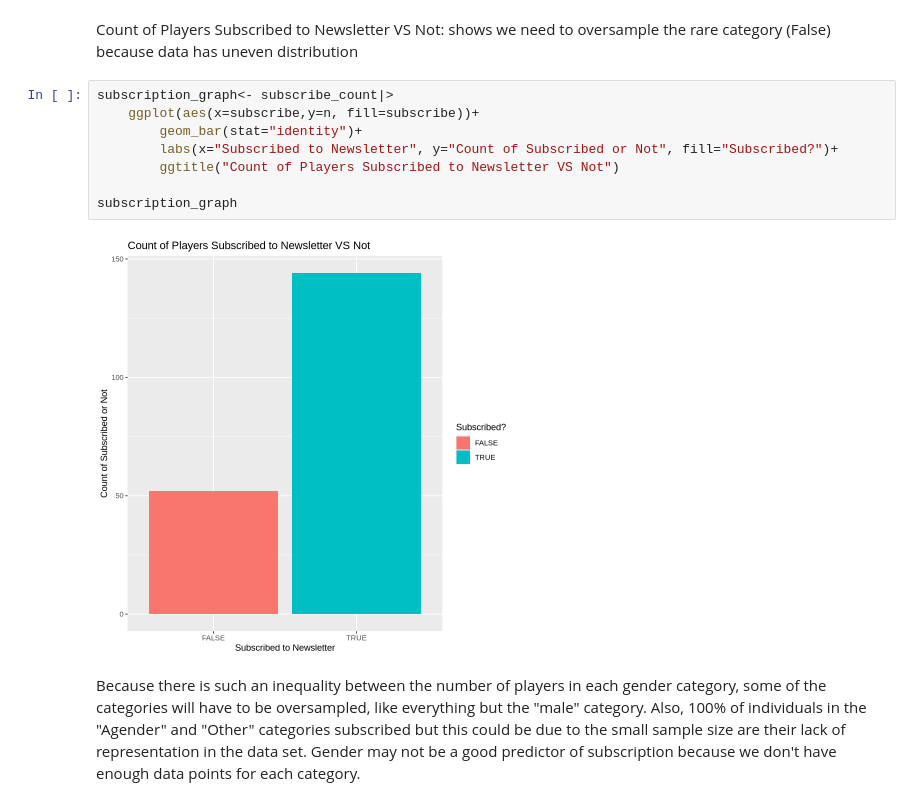
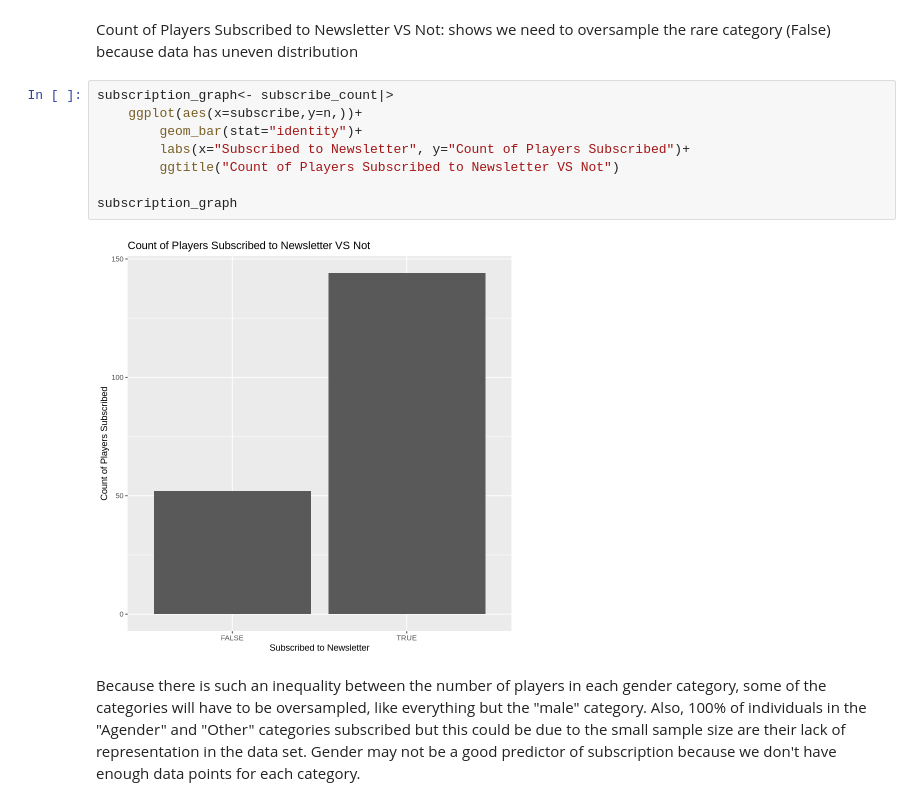
Before and after one commit to jedawelle/individual_project, a Jupyter notebook: project_planning_stages.ipynb, the cells around one changed output. Saved outputs shown, nothing was run; the diff lists cells and outputs as text.

```diff
--- a/project_planning_stages.ipynb
+++ b/project_planning_stages.ipynb
@@ -307,14 +311,14 @@ Warning message in scale_y_log10():
 Count of Players Subscribed to Newsletter VS Not: shows we need to oversample the rare category (False) because data has uneven distribution
 # %%
 subscription_graph<- subscribe_count|>
-    ggplot(aes(x=subscribe,y=n, fill=subscribe))+
+    ggplot(aes(x=subscribe,y=n,))+
         geom_bar(stat="identity")+
-        labs(x="Subscribed to Newsletter", y="Count of Subscribed or Not", fill="Subscribed?")+
+        labs(x="Subscribed to Newsletter", y="Count of Players Subscribed")+
         ggtitle("Count of Players Subscribed to Newsletter VS Not")
 
 subscription_graph
 # %% [output]
-[figure, old version]
+[figure, new version]
 # %% [markdown]
 Because there is such an inequality between the number of players in each gender category, some of the categories will have to be oversampled, like everything but the "male" category. Also, 100% of individuals in the "Agender" and "Other" categories subscribed but this could be due to the small sample size are their lack of representation in the data set. Gender may not be a good predictor of subscription because we don't have enough data points for each category.
 # %%
```
Also changed, not shown: parts of 4 cells of this notebook.
